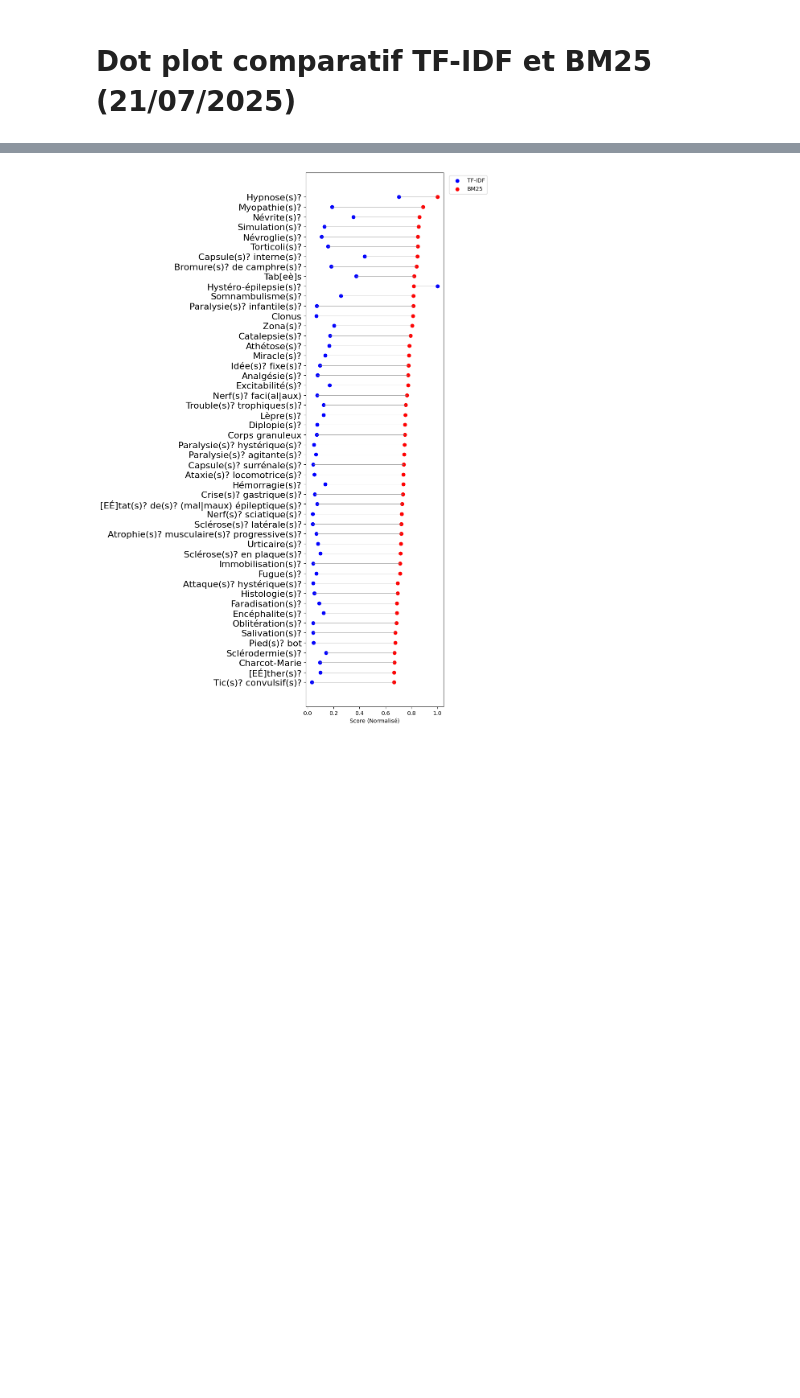
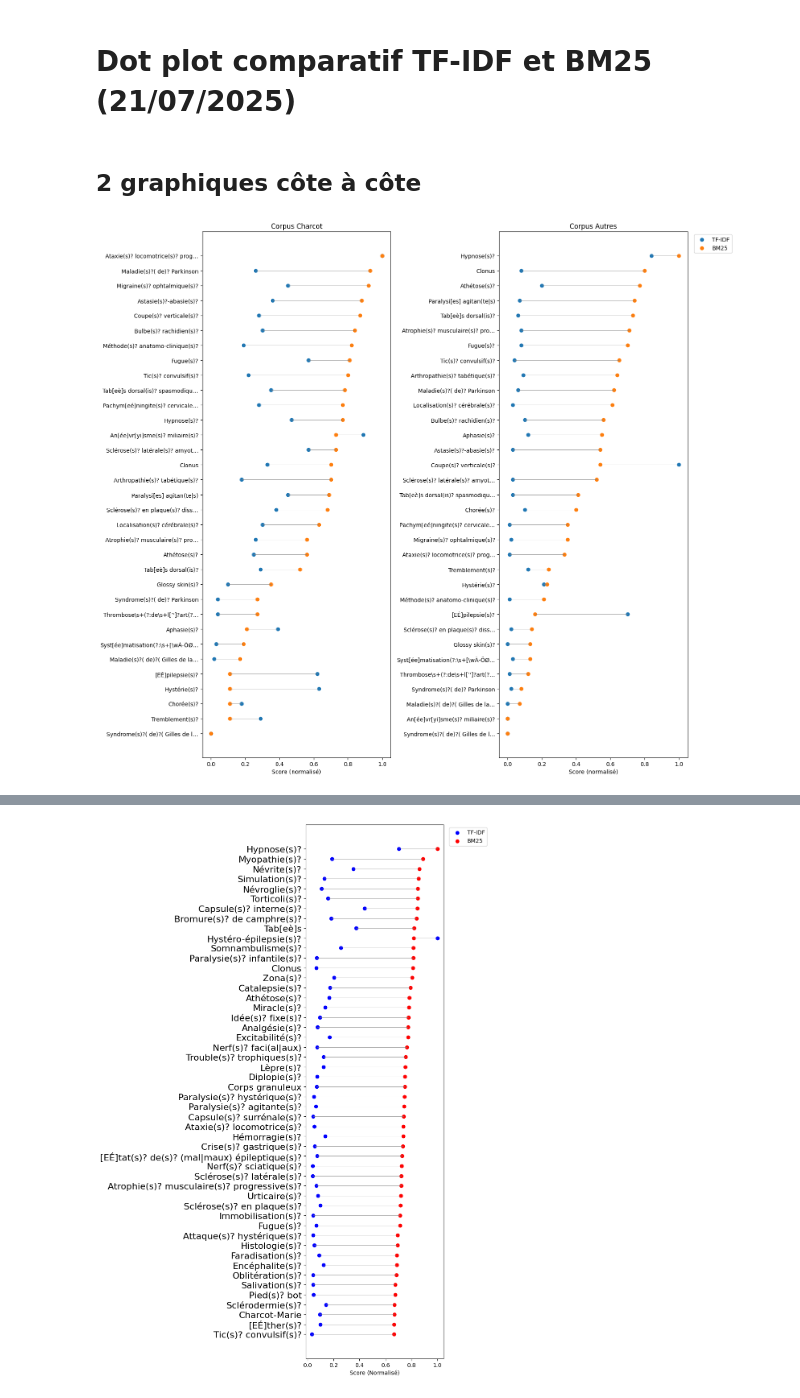
Before and after one commit to ljpetkovic/Charcot_circulations, a Jupyter notebook: dataviz/dataviz.ipynb, the cells around one changed output, grey strips where cells are left out. Drawn from its saved outputs; the diff is of its cells as text; code cells hidden in the pictures; blank space fills up the shorter version.

Commit message:
Graphique comparatif des scores TF-IDF et BM25 pour Charcot et Autres côte à côte

```diff
--- a/dataviz/dataviz.ipynb
+++ b/dataviz/dataviz.ipynb
@@ -575,3 +575,53 @@ plt.show()
 [figure]
 # %% [markdown]
 # Dot plot comparatif TF-IDF et BM25 (21/07/2025)
+# %% [markdown]
+## 2 graphiques côte à côte
+# %%
+import pandas as pd
+import matplotlib.pyplot as plt
+
+def prepare_top50(path, sort_col="Normalized BM25", k=50):
+    df = pd.read_csv(path)
+    s = df.sort_values(by=sort_col, ascending=False).head(k)
+    s = s[::-1].reset_index(drop=True)  # plus grands en haut
+    terms = s["Regex"]
+    tfidf = s["Normalized TF-IDF"]
+    bm25  = s["Normalized BM25"]
+    return s, terms, tfidf, bm25
+
+def truncate_labels(terms, maxlen=32):
+    return terms.apply(lambda s: (s[:maxlen-1] + "…") if len(s) > maxlen else s)
+
+# --- Charger les deux corpus ---
+sample_autres, terms_a, tfidf_a, bm25_a = prepare_top50("output_charcot.csv")
+sample_charcot, terms_c, tfidf_c, bm25_c = prepare_top50("output_autres.csv")  # <-- adapte le nom
+
+MAXLEN = 32
+labels_a = truncate_labels(terms_a, MAXLEN)
+labels_c = truncate_labels(terms_c, MAXLEN)
+
+fig, axes = plt.subplots(ncols=2, figsize=(16, 14), sharex=True)
+
+for ax, tfidf, bm25, labels, title in [
+    (axes[0], tfidf_a, bm25_a, labels_a, "Corpus Charcot"),
+    (axes[1], tfidf_c, bm25_c, labels_c, "Corpus Autres"),
+]:
+    y = range(len(labels))
+    ax.scatter(tfidf, y, label="TF-IDF")
+    ax.scatter(bm25,  y, label="BM25")
+    for i in range(len(labels)):
+        ax.plot([tfidf.iloc[i], bm25.iloc[i]], [i, i], color="gray", linewidth=0.5)
+
+    ax.set_yticks(list(y))
+    ax.set_yticklabels(labels)
+    ax.tick_params(axis="y", labelsize=10)
+    ax.set_xlabel("Score (normalisé)")
+    ax.set_title(title)
+
+axes[1].legend(loc="upper left", bbox_to_anchor=(1.02, 1))
+plt.tight_layout()
+plt.savefig("dot_plot_charcot_vs_autres.png", dpi=600)
+plt.show()
+# %% [output]
+[figure, added]
```
Also changed, not shown: parts of 3 cells of this notebook.
